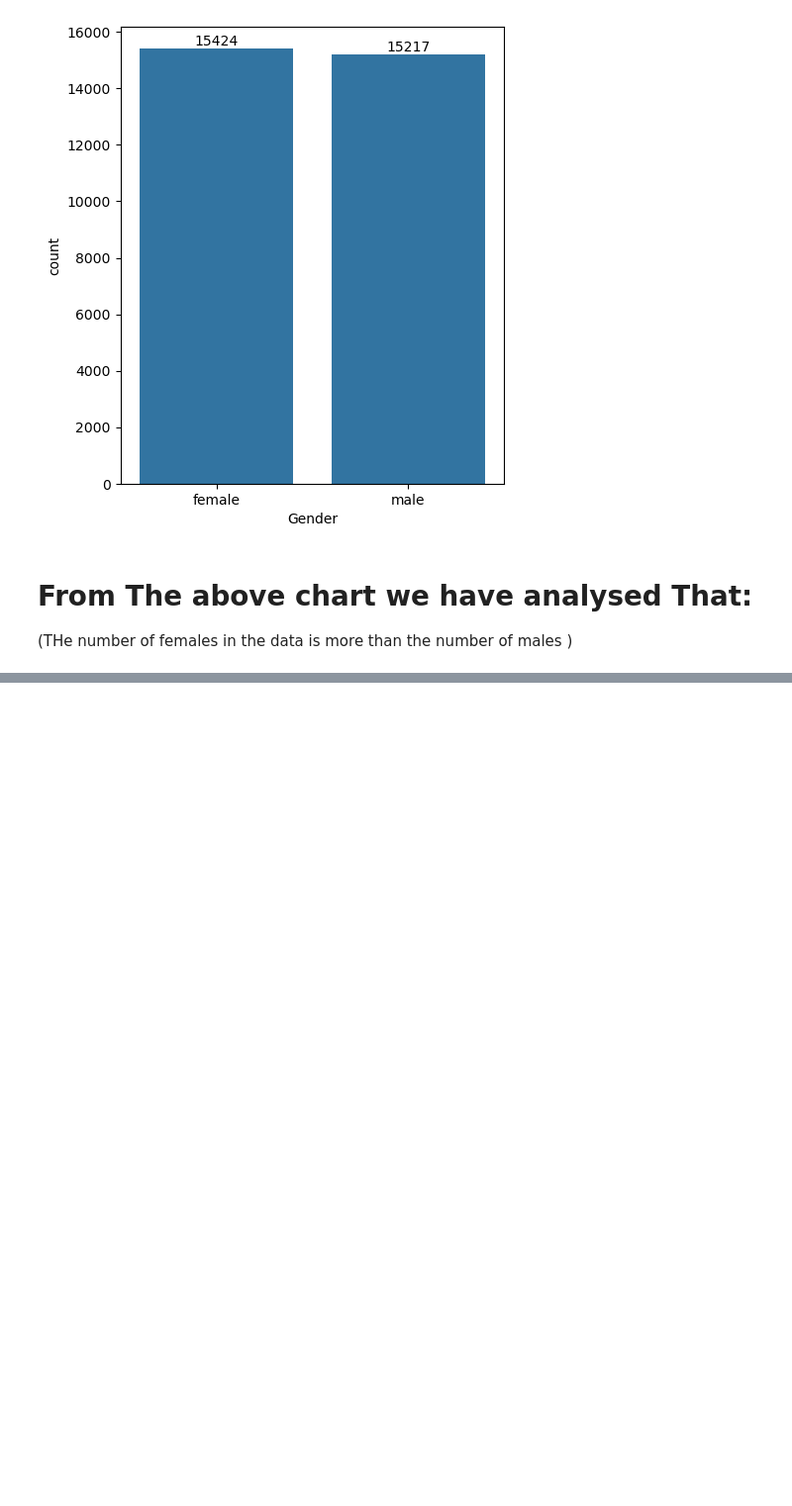
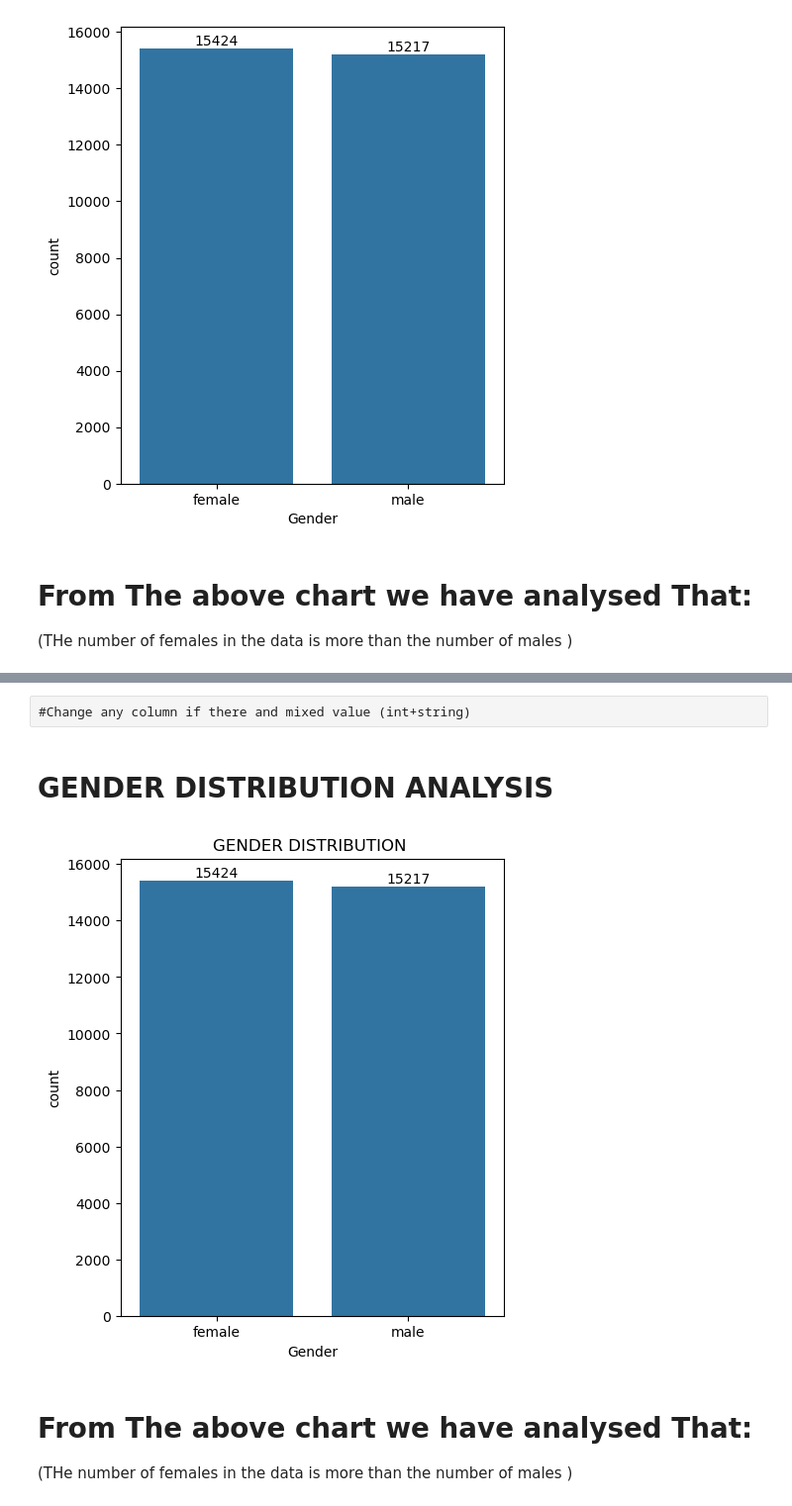
Before and after one commit to biplob350/Student-Result--Analysing-Using-Python, a Jupyter notebook: Score_Analysis.ipynb, the cells around one changed output, grey strips where cells are left out. Shown at 99% size. Saved outputs shown, nothing was run; the diff lists cells and outputs as text; code cells hidden in the pictures; blank space fills up the shorter version.

```diff
--- a/Score_Analysis.ipynb
+++ b/Score_Analysis.ipynb
@@ -132,0 +166,2 @@ plt.show()
+# %%
+df = pd.read_csv("Expanded_data_with_more_features.csv.zip")
@@ -132,0 +242,3 @@ plt.show()
+# %%
+df = df.drop("Unnamed: 0", axis = 1)
+print(df.head())
@@ -132,0 +275,2 @@ plt.show()
+# %% [raw]
+#Change any column if there and mixed value (int+string)
@@ -132,0 +279,13 @@ plt.show()
+# %% [markdown]
+# GENDER DISTRIBUTION ANALYSIS
+# %%
+plt.figure(figsize=(5,6))
+ax = sns.countplot(data = df, x = "Gender")
+ax.bar_label(ax.containers[0])
+plt.title("GENDER DISTRIBUTION ")
+plt.show()
+# %% [output]
+[figure, added]
+# %% [markdown]
+# From The above chart we have analysed That:
+(THe number of females in the data is more than the number of males )
```
Also changed, not shown: parts of 27 cells of this notebook, 2 other files.
